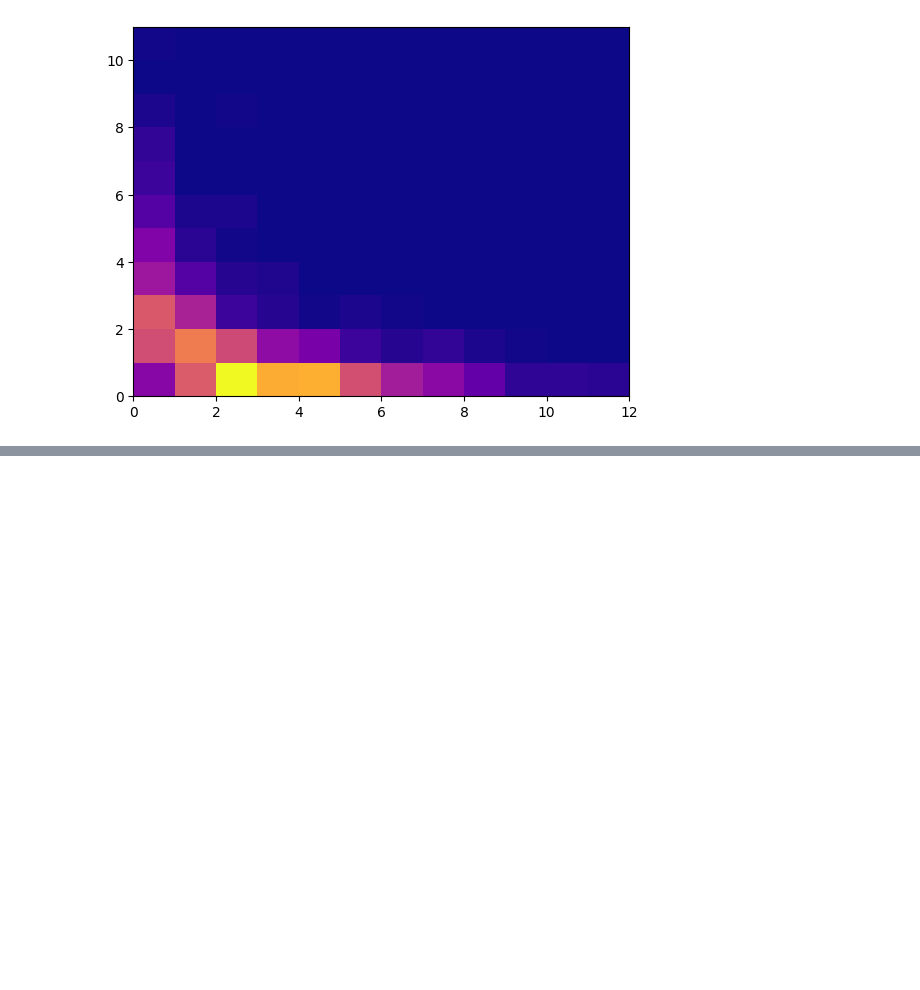
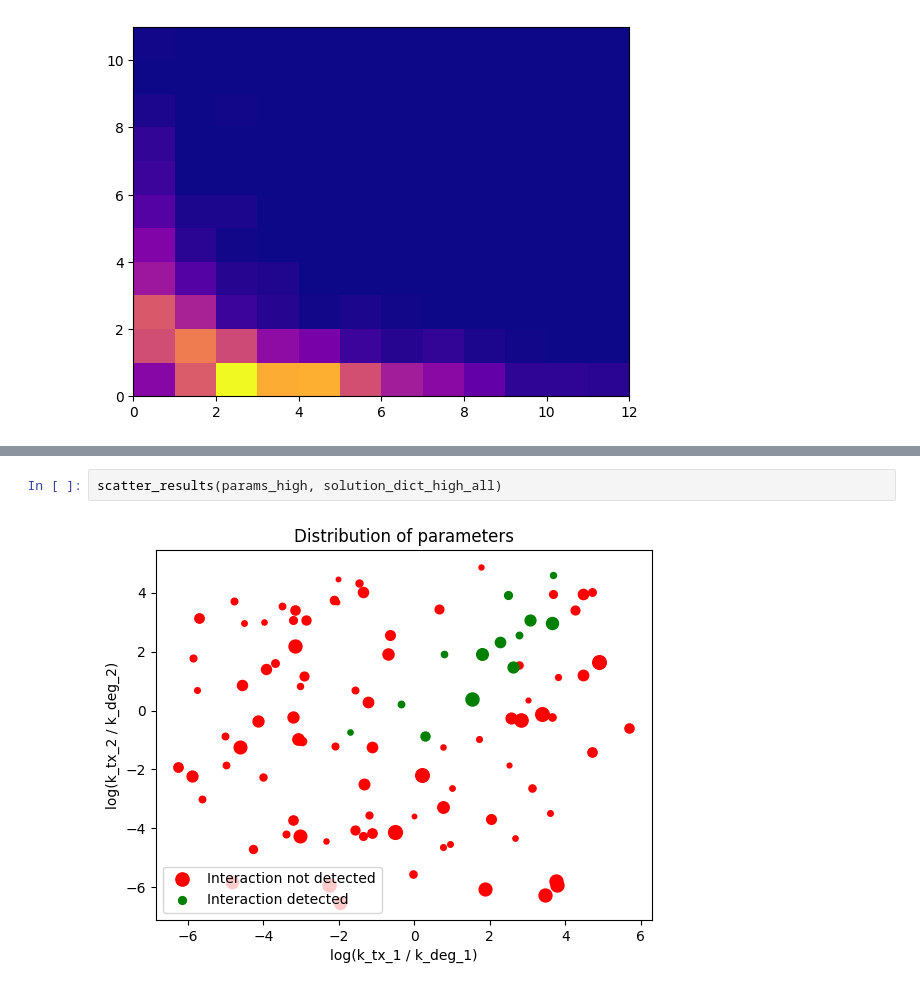
Before and after one commit to willjgh/M5R, a Jupyter notebook: Interaction/Realistic-Data/realistic_detection_test.ipynb, the cells around one changed output, grey strips where cells are left out. Drawn from its saved outputs; the diff is of its cells as text; blank space fills up the shorter version.

```diff
--- a/Interaction/Realistic-Data/realistic_detection_test.ipynb
+++ b/Interaction/Realistic-Data/realistic_detection_test.ipynb
@@ -843,0 +1045,4 @@ plt.hist2d(x1_sample, x2_sample,
+# %%
+scatter_results(params_high, solution_dict_high_all)
+# %% [output]
+[figure, added]
```
Also changed, not shown: parts of 14 cells of this notebook.
